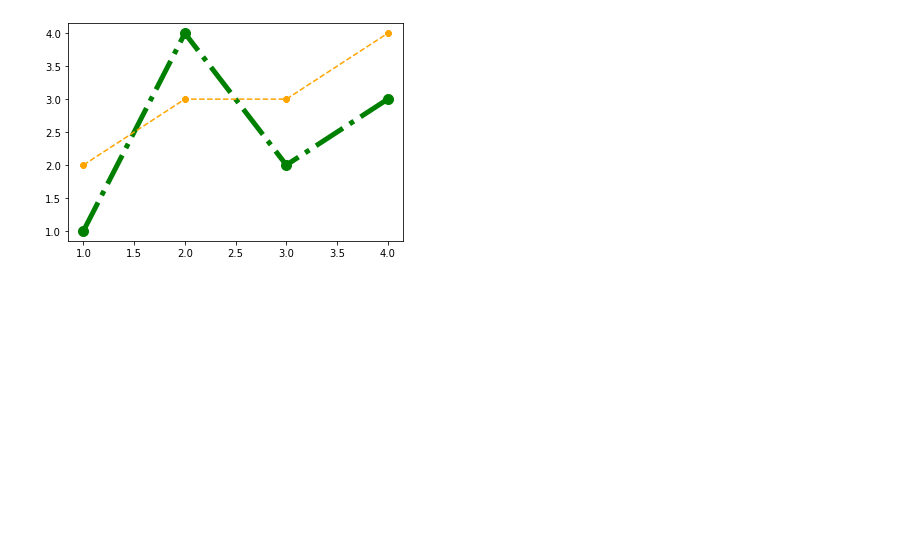
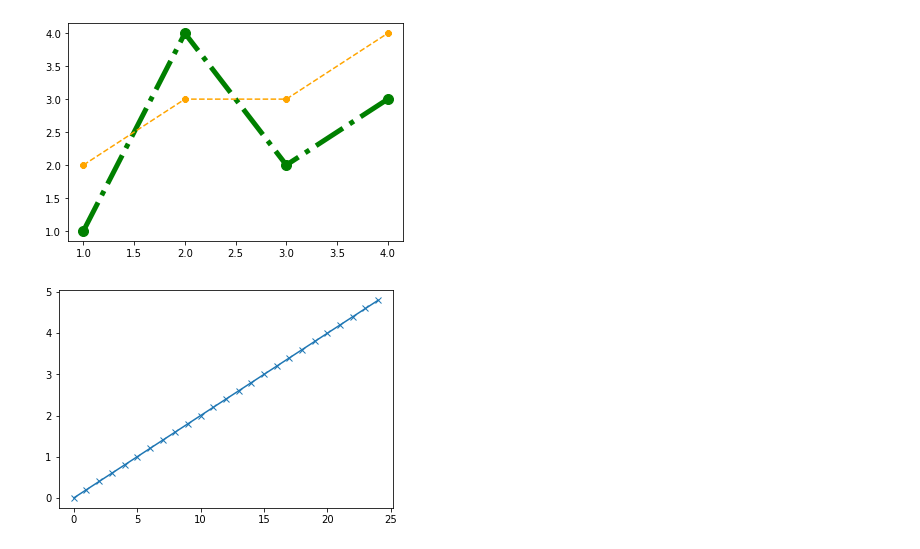
Before and after one commit to sergiopicascia/stat4bigdata, a Jupyter notebook: lezione-08/08-2-matplotlib.ipynb, the cells around one changed output. Saved outputs shown, nothing was run; the diff lists cells and outputs as text; code cells hidden in the pictures; blank space fills up the shorter version.

```diff
--- a/lezione-08/08-2-matplotlib.ipynb
+++ b/lezione-08/08-2-matplotlib.ipynb
@@ -76,0 +79,8 @@ plt.show()
+# %%
+n = np.arange(0, 5, 0.2)
+# %%
+fig, ax = plt.subplots()
+ax.plot(n, marker='x')
+plt.show()
+# %% [output]
+[figure, added]
```
Also changed, not shown: parts of 7 cells of this notebook, 1 other file.
